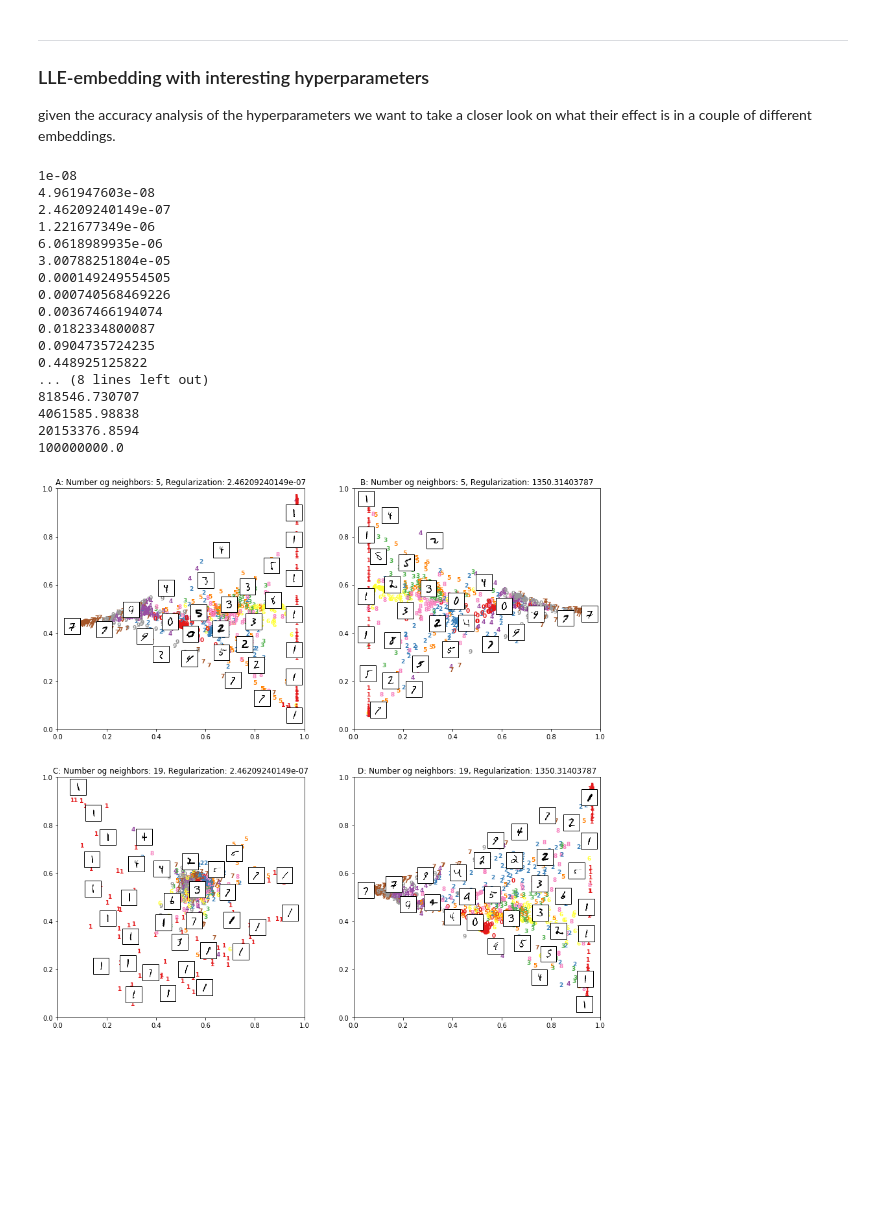
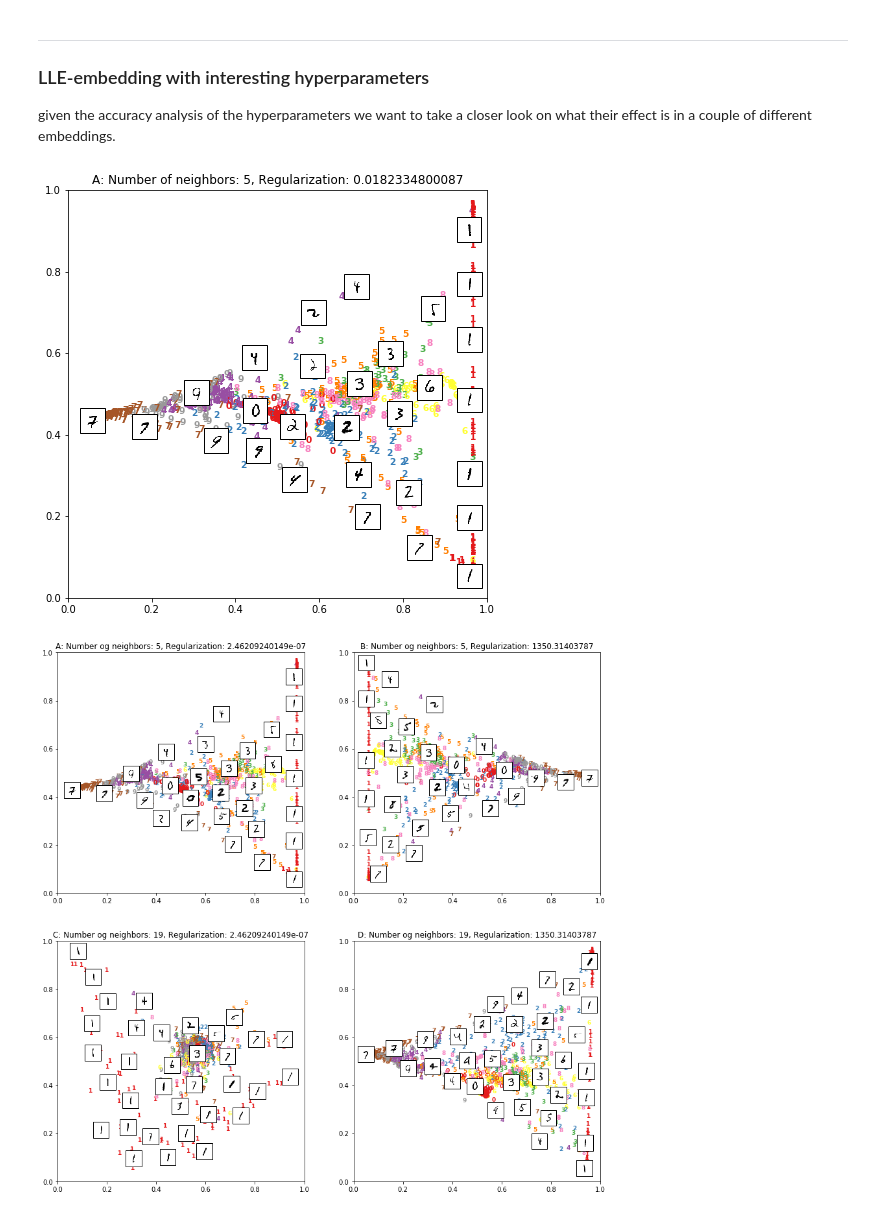
Before and after one commit to hbjornoy/t-SNE-vs-LLE, a Jupyter notebook: Section IV - MNIST.ipynb, the cells around one changed output. Cells and saved outputs as stored; diff of their text form; code cells hidden in the pictures; blank space fills up the shorter version.

```diff
--- a/Section IV - MNIST.ipynb
+++ b/Section IV - MNIST.ipynb
@@ -101,27 +95,27 @@ lle_dict = PK.kmeans_clustering_accuracy(inputs, targets, "lle", grid_width=grid
 -----
 ### LLE-embedding with interesting hyperparameters
 given the accuracy analysis of the hyperparameters we want to take a closer look on what their effect is in a couple of different embeddings.
-# %%
-for i in np.logspace(-8, 8, 24, endpoint=True):
-    print(i)
-# %% [output]
-1e-08
-4.961947603e-08
-2.46209240149e-07
-1.221677349e-06
-6.0618989935e-06
-3.00788251804e-05
-0.000149249554505
-0.000740568469226
-0.00367466194074
-0.0182334800087
-0.0904735724235
-0.448925125822
-... (8 lines left out)
-818546.730707
-4061585.98838
-20153376.8594
-100000000.0
+# %%
+################# JUST FOR REPORT ##################################
+################# JUST FOR REPORT ##################################
+nb_components = 2
+# parameters of interest
+nb_neighbors = 5
+regs = 0.0182334800087
+X_lle_p = manifold.LocallyLinearEmbedding(nb_neighbors, nb_components, reg=regs, method='standard') \
+                  .fit_transform(inputs[0:nb_samples])
+#parameters:
+im = True # whether or not to show images
+t = 9e-3 # how close the images should be shown
+
+fig = plt.figure(figsize=(7.5,7.5))
+ax = PL.plot_embedding(inputs, X_lle_p, targets[0:nb_samples], fig=fig, subplot_pos=111, images=im, im_thres=t, title="A: Number of neighbors: "+str(nb_neighbors)+", Regularization: "+str(regs))
+plt.savefig("images/MNIST_lle_best")
+plt.show()
+################# JUST FOR REPORT ##################################
+################# JUST FOR REPORT ##################################
+# %% [output]
+[figure, added]
 # %%
 nb_components = 2
 # parameters of interest
```
Also changed, not shown: parts of 37 cells of this notebook, 12 other files.
